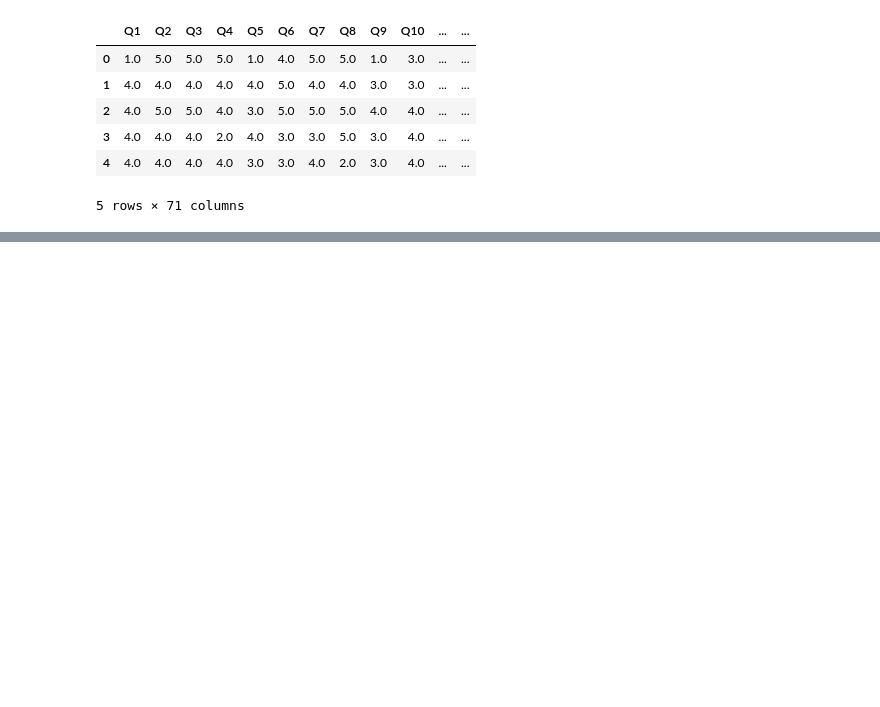
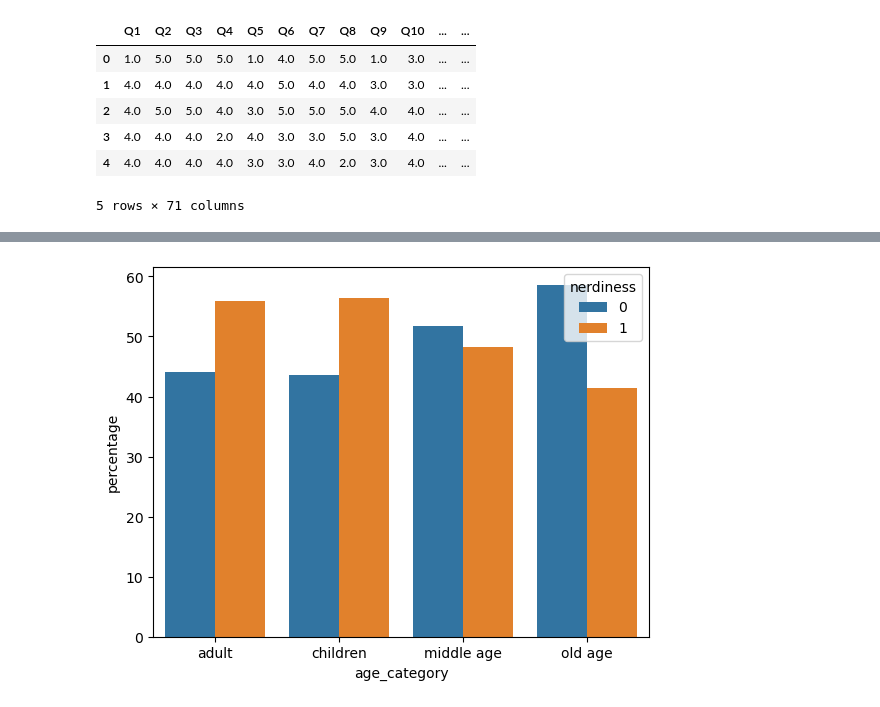
Before and after one commit to f1v3-dev/opensource, a Jupyter notebook: test_project.ipynb, the cells around one changed output, grey strips where cells are left out. Drawn from its saved outputs; the diff is of its cells as text; code cells hidden in the pictures; blank space fills up the shorter version.

```diff
--- a/test_project.ipynb
+++ b/test_project.ipynb
@@ -82,0 +154,39 @@ train.head()
+# %%
+'''
+TIPI 관련 파생변수 생성
+
+성실성 : {3번 점수 + (8 - '8번 점수')} ÷ 2
+우호성 : {7번 점수 + (8 - '2번 점수')} ÷ 2
+정서적 안정성(점수가 낮으면 신경성과 관련): {9번 점수 + (8 - '4번 점수')} ÷ 2
+개방성 : {5번 점수 + (8 - '10번 점수')} ÷ 2
+외향성 : {1번 점수 + (8 - '6번 점수')} ÷ 2
+'''
+
+train['diligence'] = (train['TIPI3'] + 8 - train['TIPI8']) / 2
+train['friendliness'] = (train['TIPI7'] + 8- train['TIPI2']) / 2
+train['stability'] = (train['TIPI9'] + 8 - train['TIPI4']) / 2
+train['openness'] = (train['TIPI5'] + 8 - train['TIPI10']) / 2
+train['extroversion'] = (train['TIPI1'] + 8 - train['TIPI6']) / 2
+
+
+test['diligence'] = (test['TIPI3'] + 8 - test['TIPI8']) / 2
+test['friendliness'] = (test['TIPI7'] + 8- test['TIPI2']) / 2
+test['stability'] = (test['TIPI9'] + 8 - test['TIPI4']) / 2
+test['openness'] = (test['TIPI5'] + 8 - test['TIPI10']) / 2
+test['extroversion'] = (test['TIPI1'] + 8 - test['TIPI6']) / 2
+# %%
+# EDA 결과 50대 이상일수록 nerdiness가 1인 비율이 많아짐. => 관련 파생변수 생성
+# children = 1
+# adult = 2
+# middle age = 3
+# old age = 4
+def age_to_category(age):
+    normalize = age // 10
+    if normalize == 1:
+        return 'children'
+    elif (normalize >= 2) & (normalize <= 3):
+        return 'adult'
+    elif (normalize >= 4) & (normalize <= 6):
+        return 'middle age'
+    else:
+        return 'old age'
@@ -82,0 +208,7 @@ train.head()
+# %%
+train['age_category'] = train['age'].apply(lambda x : age_to_category(x))
+counts = train.groupby('age_category')['nerdiness'].value_counts(normalize = True).rename('percentage').mul(100).reset_index()
+sns.barplot(x = 'age_category', y = 'percentage', hue = 'nerdiness', data = counts)
+test['age_category'] = test['age'].apply(lambda x : age_to_category(x))
+# %% [output]
+[figure, added]
```
Also changed, not shown: parts of 12 cells of this notebook, 2 other files.
